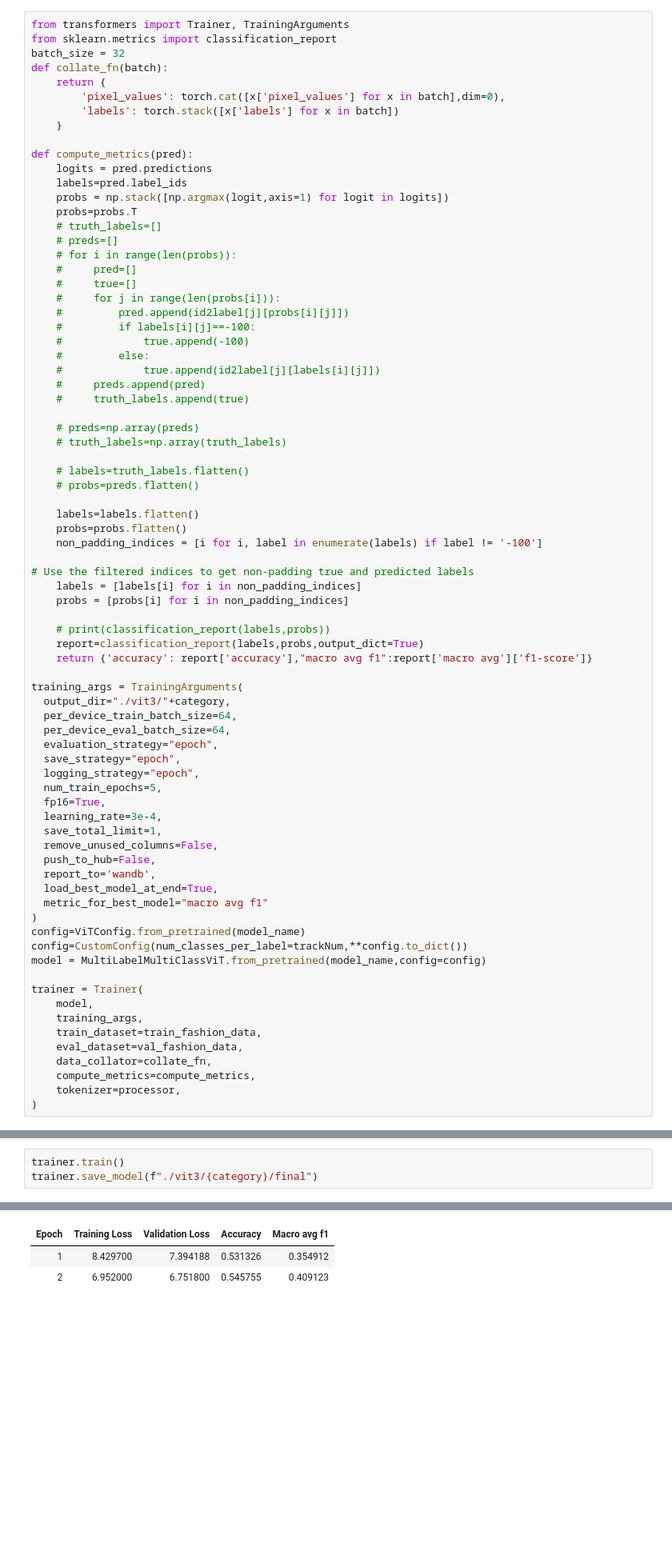
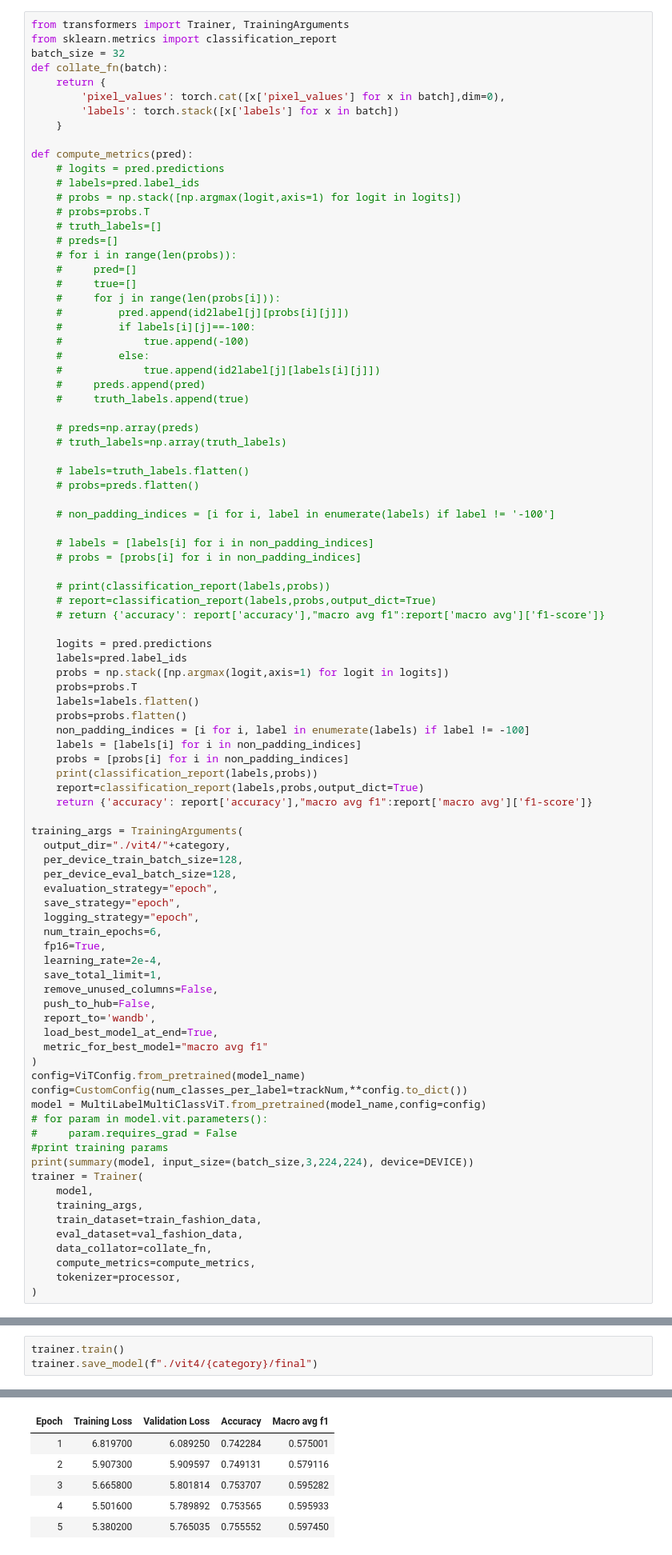
Before and after one commit to EternalBlissard/Meesho-Datathon, a Jupyter notebook: training/train_huggingface.ipynb, the cells around one changed output, grey strips where cells are left out. Shown: that part at 80% size. Drawn from its saved outputs; the diff is of its cells as text; blank space fills up the shorter version.

```diff
--- a/training/train_huggingface.ipynb
+++ b/training/train_huggingface.ipynb
@@ -224,10 +279,10 @@ def collate_fn(batch):
     }
 
 def compute_metrics(pred):
-    logits = pred.predictions
-    labels=pred.label_ids
-    probs = np.stack([np.argmax(logit,axis=1) for logit in logits])
-    probs=probs.T
+    # logits = pred.predictions
+    # labels=pred.label_ids
+    # probs = np.stack([np.argmax(logit,axis=1) for logit in logits])
+    # probs=probs.T
     # truth_labels=[]
     # preds=[]
     # for i in range(len(probs)):
@@ -248,28 +303,38 @@ def compute_metrics(pred):
     # labels=truth_labels.flatten()
     # probs=preds.flatten()
 
+    # non_padding_indices = [i for i, label in enumerate(labels) if label != '-100']
+
+    # labels = [labels[i] for i in non_padding_indices]
+    # probs = [probs[i] for i in non_padding_indices]
+
+    # print(classification_report(labels,probs))
+    # report=classification_report(labels,probs,output_dict=True)
+    # return {'accuracy': report['accuracy'],"macro avg f1":report['macro avg']['f1-score']}
+
+    logits = pred.predictions
+    labels=pred.label_ids
+    probs = np.stack([np.argmax(logit,axis=1) for logit in logits])
+    probs=probs.T
     labels=labels.flatten()
     probs=probs.flatten()
-    non_padding_indices = [i for i, label in enumerate(labels) if label != '-100']
-
-# Use the filtered indices to get non-padding true and predicted labels
+    non_padding_indices = [i for i, label in enumerate(labels) if label != -100]
     labels = [labels[i] for i in non_padding_indices]
     probs = [probs[i] for i in non_padding_indices]
-
-    # print(classification_report(labels,probs))
+    print(classification_report(labels,probs))
     report=classification_report(labels,probs,output_dict=True)
     return {'accuracy': report['accuracy'],"macro avg f1":report['macro avg']['f1-score']}
 
 training_args = TrainingArguments(
-  output_dir="./vit3/"+category,
-  per_device_train_batch_size=64,
-  per_device_eval_batch_size=64,
+  output_dir="./vit4/"+category,
+  per_device_train_batch_size=128,
+  per_device_eval_batch_size=128,
   evaluation_strategy="epoch",
   save_strategy="epoch",
   logging_strategy="epoch",
-  num_train_epochs=5,
+  num_train_epochs=6,
   fp16=True,
-  learning_rate=3e-4,
+  learning_rate=2e-4,
   save_total_limit=1,
   remove_unused_columns=False,
   push_to_hub=False,
@@ -280,7 +345,10 @@ training_args = TrainingArguments(
 config=ViTConfig.from_pretrained(model_name)
 config=CustomConfig(num_classes_per_label=trackNum,**config.to_dict())
 model = MultiLabelMultiClassViT.from_pretrained(model_name,config=config)
-
+# for param in model.vit.parameters():
+#     param.requires_grad = False
+#print training params
+print(summary(model, input_size=(batch_size,3,224,224), device=DEVICE))
 trainer = Trainer(
     model,
     training_args,
@@ -298,4 +382,4 @@ Detected kernel version 5.4.0, which is below the recommended minimum of 5.5.0;
 # %%
 trainer.train()
-trainer.save_model(f"./vit3/{category}/final")
+trainer.save_model(f"./vit4/{category}/final")
 # %% [output]
@@ -303,3 +405,6 @@ trainer.save_model(f"./vit3/{category}/final")
 | Epoch | Training Loss | Validation Loss | Accuracy | Macro avg f1 |
-| 1 | 8.429700 | 7.394188 | 0.531326 | 0.354912 |
-| 2 | 6.952000 | 6.751800 | 0.545755 | 0.409123 |
+| 1 | 6.819700 | 6.089250 | 0.742284 | 0.575001 |
+| 2 | 5.907300 | 5.909597 | 0.749131 | 0.579116 |
+| 3 | 5.665800 | 5.801814 | 0.753707 | 0.595282 |
+| 4 | 5.501600 | 5.789892 | 0.753565 | 0.595933 |
+| 5 | 5.380200 | 5.765035 | 0.755552 | 0.597450 |
```
Also changed, not shown: parts of 14 cells of this notebook, 30 other files.
